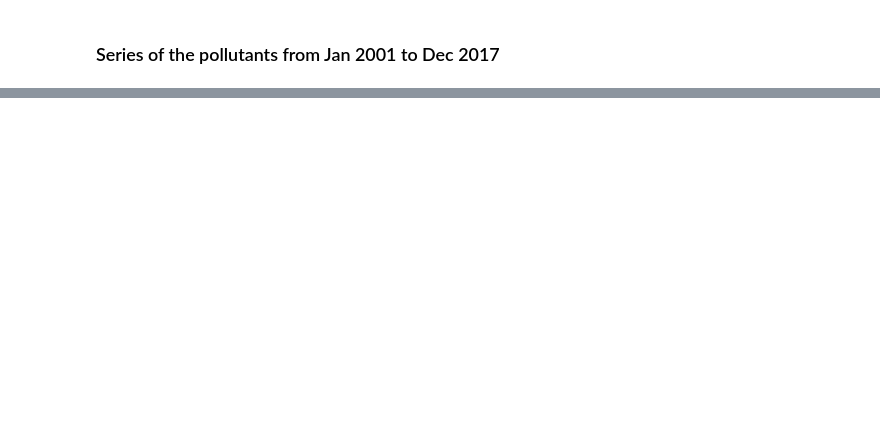
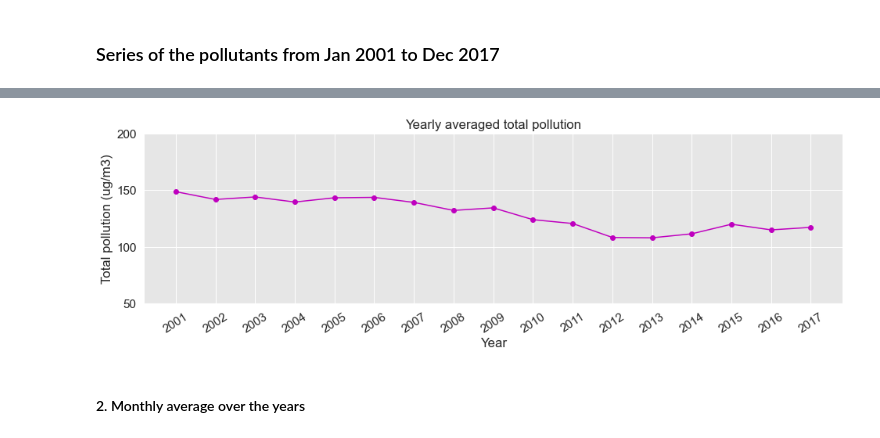
Before and after one commit to Jorge-Salmon/air_qualityMadrid, a Jupyter notebook: main.ipynb, the cells around one changed output, grey strips where cells are left out. Cells and saved outputs as stored; diff of their text form; code cells hidden in the pictures; blank space fills up the shorter version.

```diff
--- a/main.ipynb
+++ b/main.ipynb
@@ -202,0 +218,24 @@ Yearly moving average of the sum of the 5 pollutants
+# %%
+df_yearAvg = df_2.groupby(by=df_2['date'].dt.year).mean()
+# drop 2018-01-01 00:00:000 readings, and sum all pollutants
+df_yearAvg = df_yearAvg[:-1].sum(axis=1).to_frame()
+df_yearAvg.rename(columns={df_yearAvg.columns[0]:'Avg_total_pollution'}, inplace=True)
+# %%
+ax = df_yearAvg.plot(
+        figsize=(16,4),
+        linestyle='-',
+        marker='o',
+        title='Yearly averaged total pollution',
+        legend=False,
+        xticks=range(2001,2018),
+        yticks=range(50,250,50),
+        color='m', rot=33
+    )
+
+ax.set_ylabel('Total pollution (ug/m3)')
+ax.set_xlabel('Year')
+plt.show()
+# %% [output]
+[figure, added]
+# %% [markdown]
+#### 2. Monthly average over the years
```
Also changed, not shown: parts of 11 cells of this notebook.
